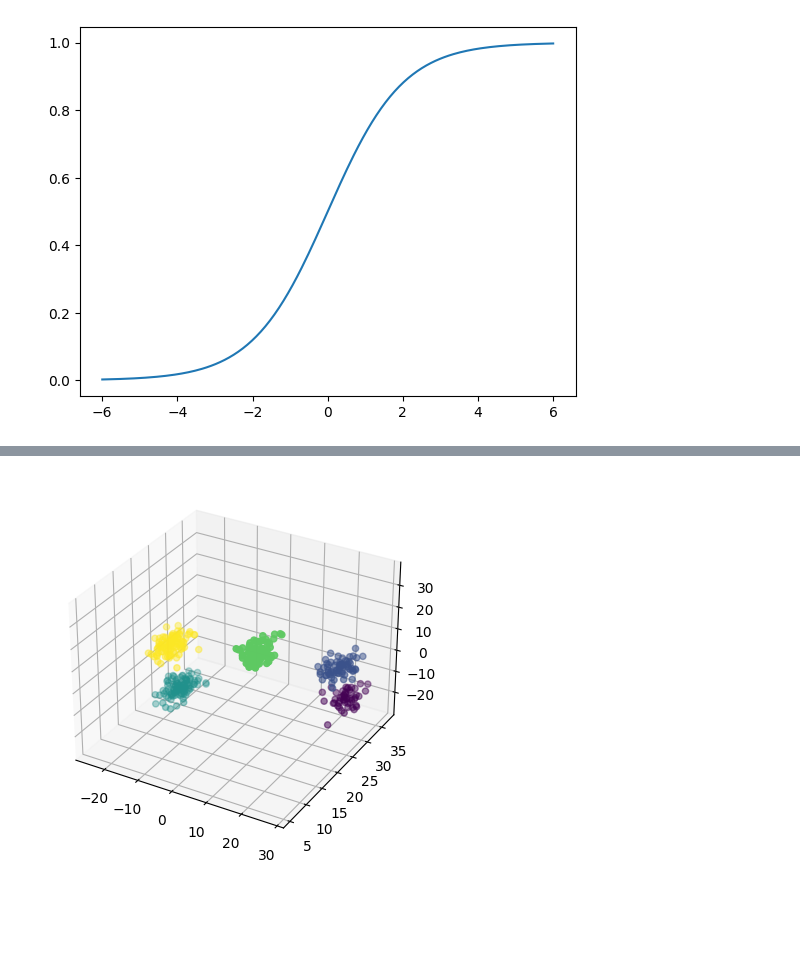
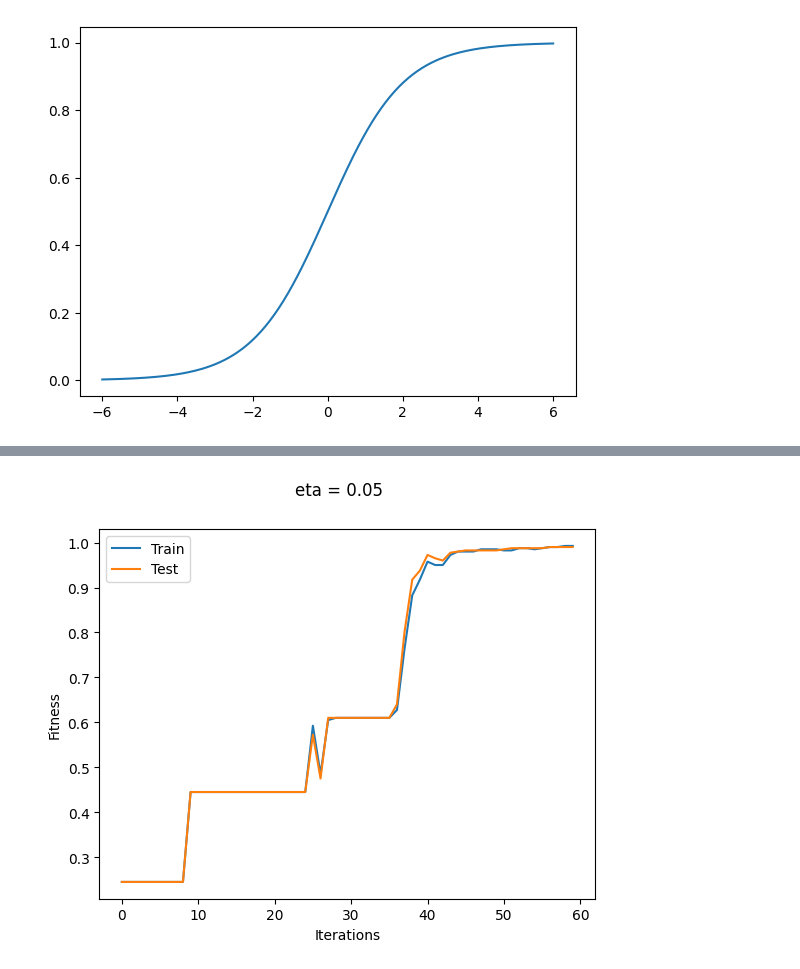
Before and after one commit to nunofachada/mlbook, a Jupyter notebook: 04_neuralnetworks/neuralnetworks.ipynb, the cells around one changed output, grey strips where cells are left out. Saved outputs shown, nothing was run; the diff lists cells and outputs as text; code cells hidden in the pictures; blank space fills up the shorter version.

```diff
--- a/04_neuralnetworks/neuralnetworks.ipynb
+++ b/04_neuralnetworks/neuralnetworks.ipynb
@@ -152,0 +126,11 @@ plt.show()
+# %%
+# Helper plot code
+def plot_training(iters: int, fitnesses: dict[str, npt.NDArray], title: str = ""):
+    fig, ax = plt.subplots()
+    for label, fits in fitnesses.items():
+        ax.plot(range(0, iters), fits, label=label)
+    ax.set_xlabel("Iterations")
+    ax.set_ylabel("Fitness")
+    ax.legend()
+    if len(title) > 0:
+        fig.suptitle(title)
@@ -153,14 +192,22 @@ plt.show()
+# %%
+def to_nn_output(cg_output: npt.NDArray) -> npt.NDArray:
+    """Convert cluster labels to NN output format"""
+    nitems = cg_output.shape[0]
+    nn_output = np.zeros((nitems, len(np.unique(cg_output))))
+    for i in range(nitems):
+        nn_output[i, cg_output[i]] = 1
+    return nn_output
 # %%
 iters = 60
 eta = 0.05
 topol = [ndims, 18, 18, nclu]
 
 # Convert output to appropriate NN format output
-clusters_nn = np.zeros((numpoints, nclu))
-for j in range(numpoints):
-    clusters_nn[j, data.clusters[j]] = 1
+clunn_train = to_nn_output(data_train.clusters)
+clunn_test = to_nn_output(data_test.clusters)
 
 # Prepare hooks
-fitreg1 = FitnessRegister(data.points, clusters_nn, iters)
+fitreg_train = FitnessRegister(data_train.points, clunn_train, iters)
+fitreg_test = FitnessRegister(data_test.points, clunn_train, iters)
 
-nn = backpropagation(data.points, clusters_nn, topol, iters, eta, [fitreg1])
+nn = backpropagation(data_train.points, clunn_train, topol, iters, eta, [fitreg_train, fitreg_test])
@@ -179,13 +214,4 @@ Text(0.5, 0.98, 'eta = 0.05')
-# %%
-new_clusters = np.zeros(len(data.clusters), dtype=np.int64)
-res_new_clusters = np.zeros((len(data.clusters), nclu))
-for i in range(len(data.clusters)):
-    res_new_clusters[i, :] = infer(data.points[i, :], nn)[-1]
-    new_clusters[i] = np.argmax(res_new_clusters[i, :])
-
-fig = plt.figure()
-ax = fig.add_subplot(projection="3d")
-ax.scatter(data.points[:, 0], data.points[:, 1], data.points[:, 2], c=new_clusters)
-plt.show()
-# %% [output]
-[figure, removed]
+# %%
+plot_training(iters, {"Train": fitreg_train.fitnesses, "Test": fitreg_test.fitnesses}, f"eta = {eta}")
+# %% [output]
+[figure, added]
```
Also changed, not shown: parts of 4 cells of this notebook.
